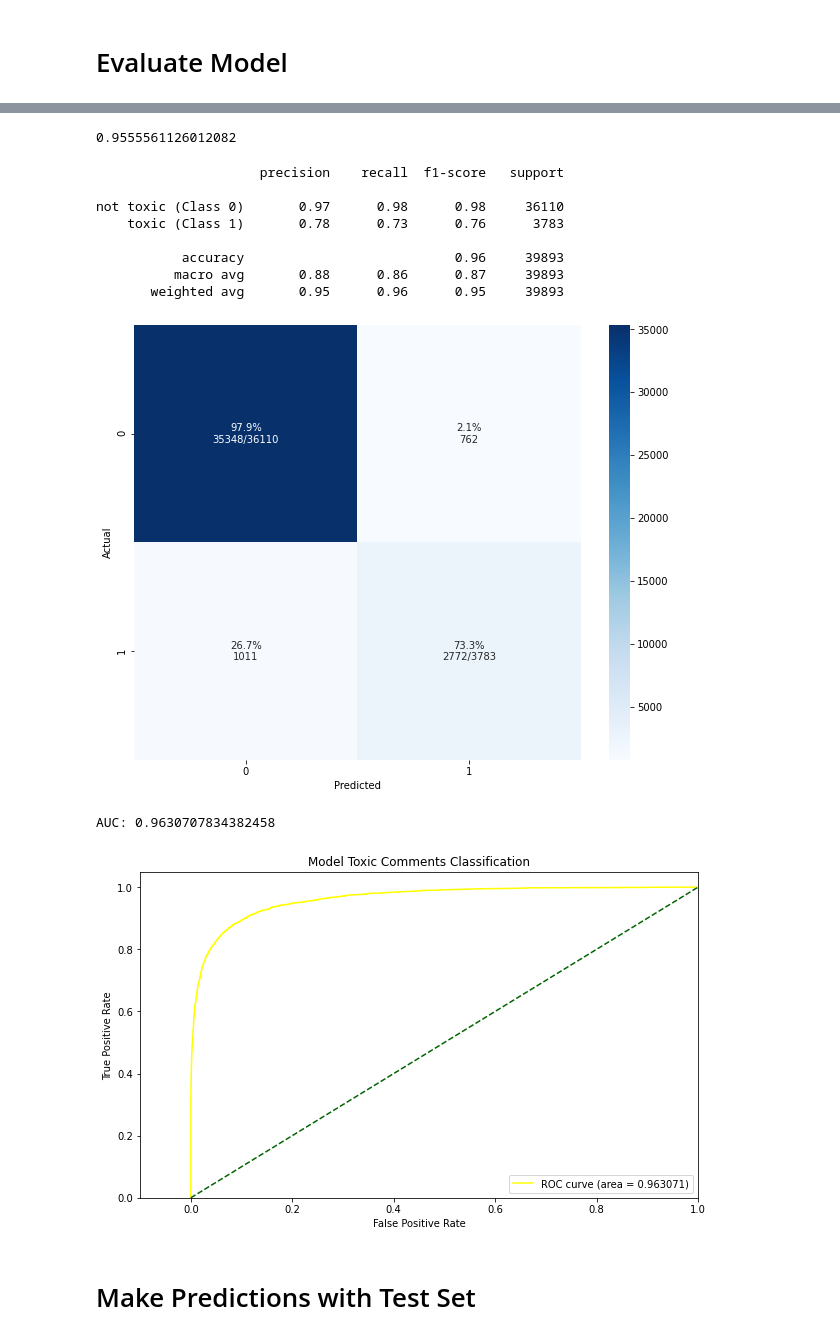
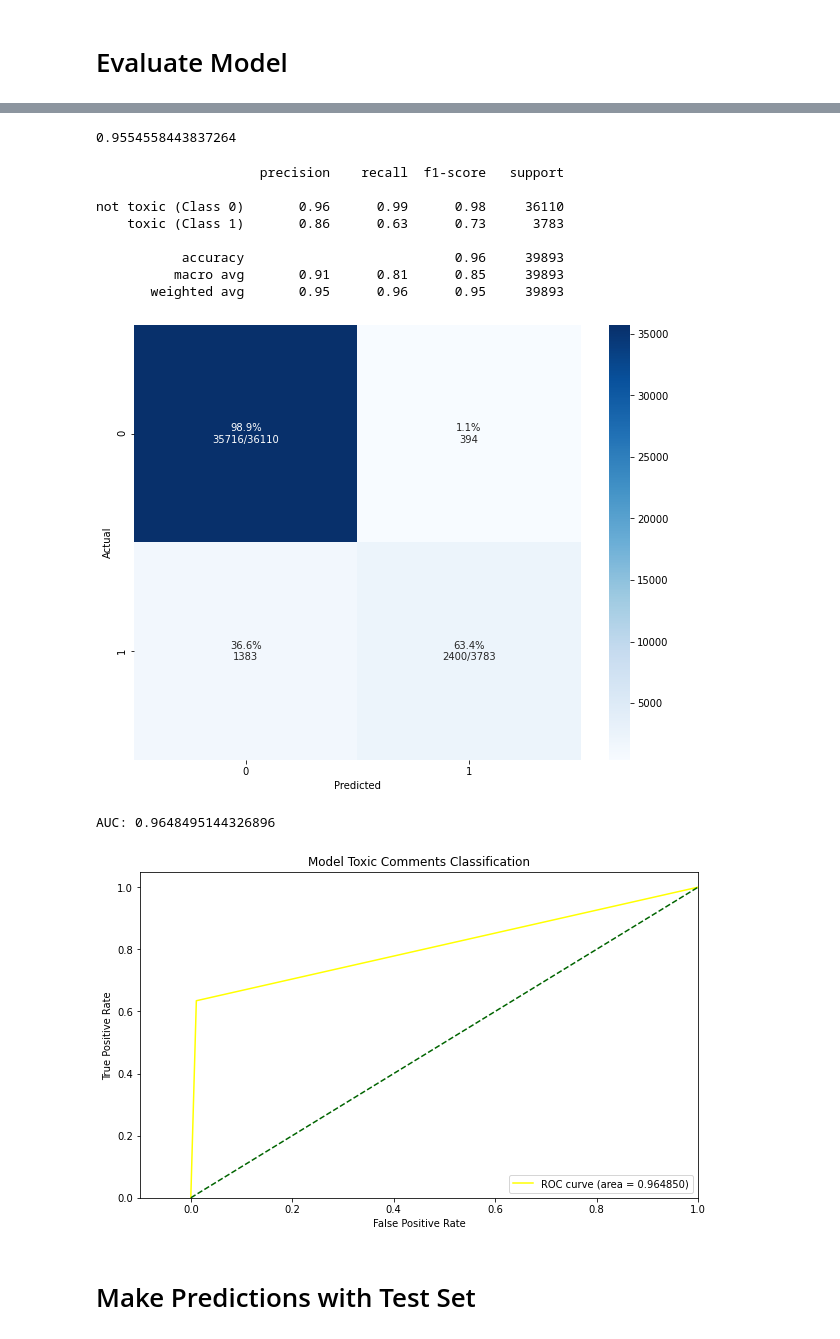
Before and after one commit to baotramduong/Wikipedia-Toxic-Comments-Classification-with-CNN, a Jupyter notebook: Notebook.ipynb, the cells around one changed output, grey strips where cells are left out. Saved outputs shown, nothing was run; the diff lists cells and outputs as text; code cells hidden in the pictures.

```diff
--- a/Notebook.ipynb
+++ b/Notebook.ipynb
@@ -367,22 +369,30 @@ Test loss & accuracy: [0.15473672747612, 0.9555560946464539]
 # %%
 #make prediction using the validation set
 preds = model.predict(X_val)
+# %%
+# if the predicted value is >0.5 it is toxic
+prediction = []
+for i in range(len(preds)):
+    if preds[i].item() > 0.5:
+        prediction.append(1)
+    else:
+        prediction.append(0)
 # %%
 #accuracy score
-accuracy_score(y_val, preds.round())
+accuracy_score(y_val, prediction)
 # %% [output]
-0.9555561126012082
+0.9554558443837264
 # %%
 #get classification report
-print(classification_report(y_val, preds.round(), target_names = ['not toxic (Class 0)','toxic (Class 1)']))
+print(classification_report(y_val, prediction, target_names = ['not toxic (Class 0)','toxic (Class 1)']))
 # %% [output]
                      precision    recall  f1-score   support
 
-not toxic (Class 0)       0.97      0.98      0.98     36110
-    toxic (Class 1)       0.78      0.73      0.76      3783
+not toxic (Class 0)       0.96      0.99      0.98     36110
+    toxic (Class 1)       0.86      0.63      0.73      3783
 
            accuracy                           0.96     39893
-          macro avg       0.88      0.86      0.87     39893
+          macro avg       0.91      0.81      0.85     39893
        weighted avg       0.95      0.96      0.95     39893
 # %%
 #plot confusion matrix function
@@ -412,28 +422,28 @@ def plot_cm(y_true, y_pred, figsize=(10, 8)):
     sns.heatmap(cm, cmap= plt.cm.Blues, annot=annot, fmt='', ax=ax)
 
 #apply function
-plot_cm(y_val, preds.round())
+plot_cm(y_val, prediction)
 # %% [output]
-[figure, old version]
+[figure, new version]
 # %%
 #roc curve
-fpr, tpr, thresholds = roc_curve(y_val, preds)
+fpr, tpr, thresholds = roc_curve(y_val, prediction)
 auc = roc_auc_score(y_val, preds)
 print('AUC:', auc)
 
 plt.figure(figsize = (10, 6))
 plt.plot(fpr, tpr, color = 'yellow', label = 'ROC curve (area = %f)' % auc)
 plt.plot([0, 1], [0, 1], linestyle = '--', color = 'darkgreen')
 plt.xlim([-0.1, 1.0])
 plt.ylim([0.0, 1.05])
 plt.xlabel('False Positive Rate')
 plt.ylabel('True Positive Rate')
 plt.title('Model Toxic Comments Classification')
 plt.legend(loc = "lower right")
 plt.show()
 # %% [output]
-AUC: 0.9630707834382458
+AUC: 0.9648495144326896
-[figure, old version]
+[figure, new version]
 # %% [markdown]
 # Make Predictions with Test Set
 # %%
```
Also changed, not shown: parts of 11 cells of this notebook.
